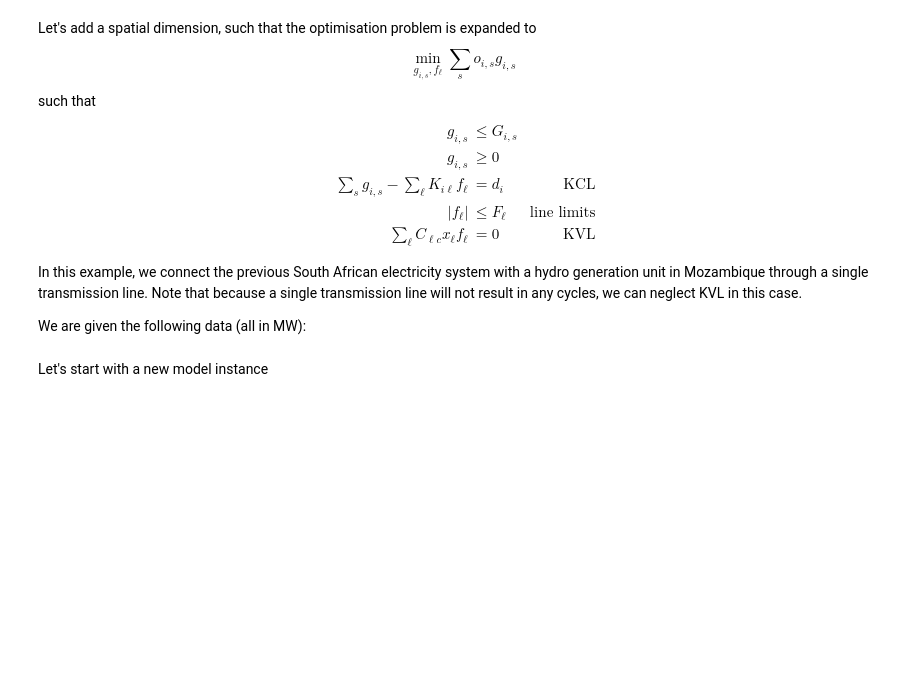
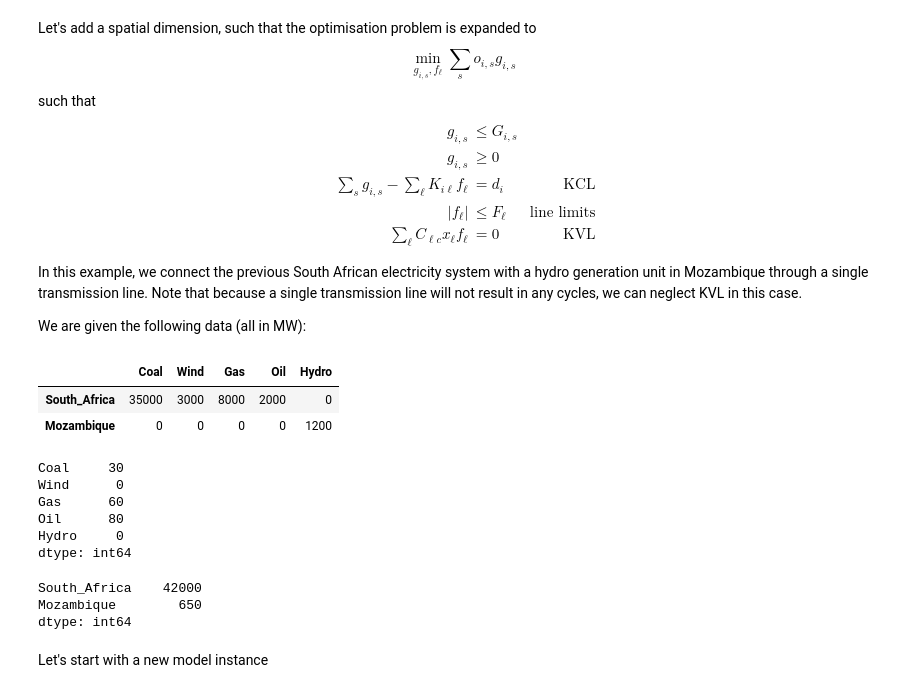
Before and after one commit to fneum/data-science-for-esm, a Jupyter notebook: data-science-for-esm/14-workshop-linopy.ipynb, the cells around one changed output. Saved outputs shown, nothing was run; the diff lists cells and outputs as text; code cells hidden in the pictures; blank space fills up the shorter version.

```diff
--- a/data-science-for-esm/14-workshop-linopy.ipynb
+++ b/data-science-for-esm/14-workshop-linopy.ipynb
@@ -283,0 +398,37 @@ transmission = 500
+# %%
+generators = ["Coal", "Wind", "Gas", "Oil", "Hydro"]
+countries = ["South_Africa", "Mozambique"]
+
+capacities_df = pd.DataFrame(
+    {
+        "Coal": [35000, 0],
+        "Wind": [3000, 0],
+        "Gas": [8000, 0],
+        "Oil": [2000, 0],
+        "Hydro": [0, 1200],
+    },
+    index=countries,
+)
+# %%
+capacities_df
+# %% [output]
+|  | Coal | Wind | Gas | Oil | Hydro |
+| South_Africa | 35000 | 3000 | 8000 | 2000 | 0 |
+| Mozambique | 0 | 0 | 0 | 0 | 1200 |
+# %%
+marginal_series = pd.Series([30, 0, 60, 80, 0], index=generators)
+marginal_series
+# %% [output]
+Coal     30
+Wind      0
+Gas      60
+Oil      80
+Hydro     0
+dtype: int64
+# %%
+loads_series = pd.Series([42000, 650], index=countries)
+loads_series
+# %% [output]
+South_Africa    42000
+Mozambique        650
+dtype: int64
```
Also changed, not shown: parts of 89 cells of this notebook.
